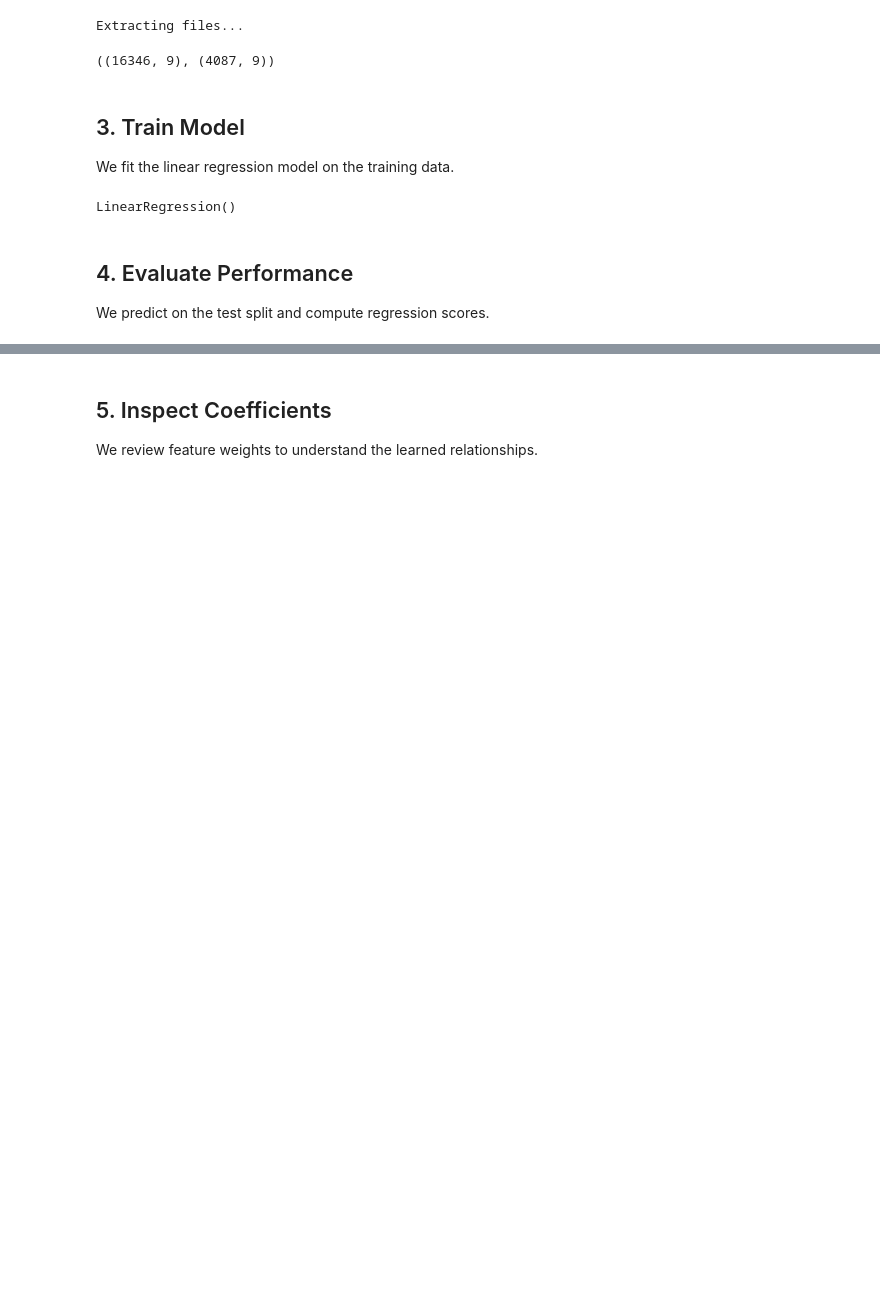
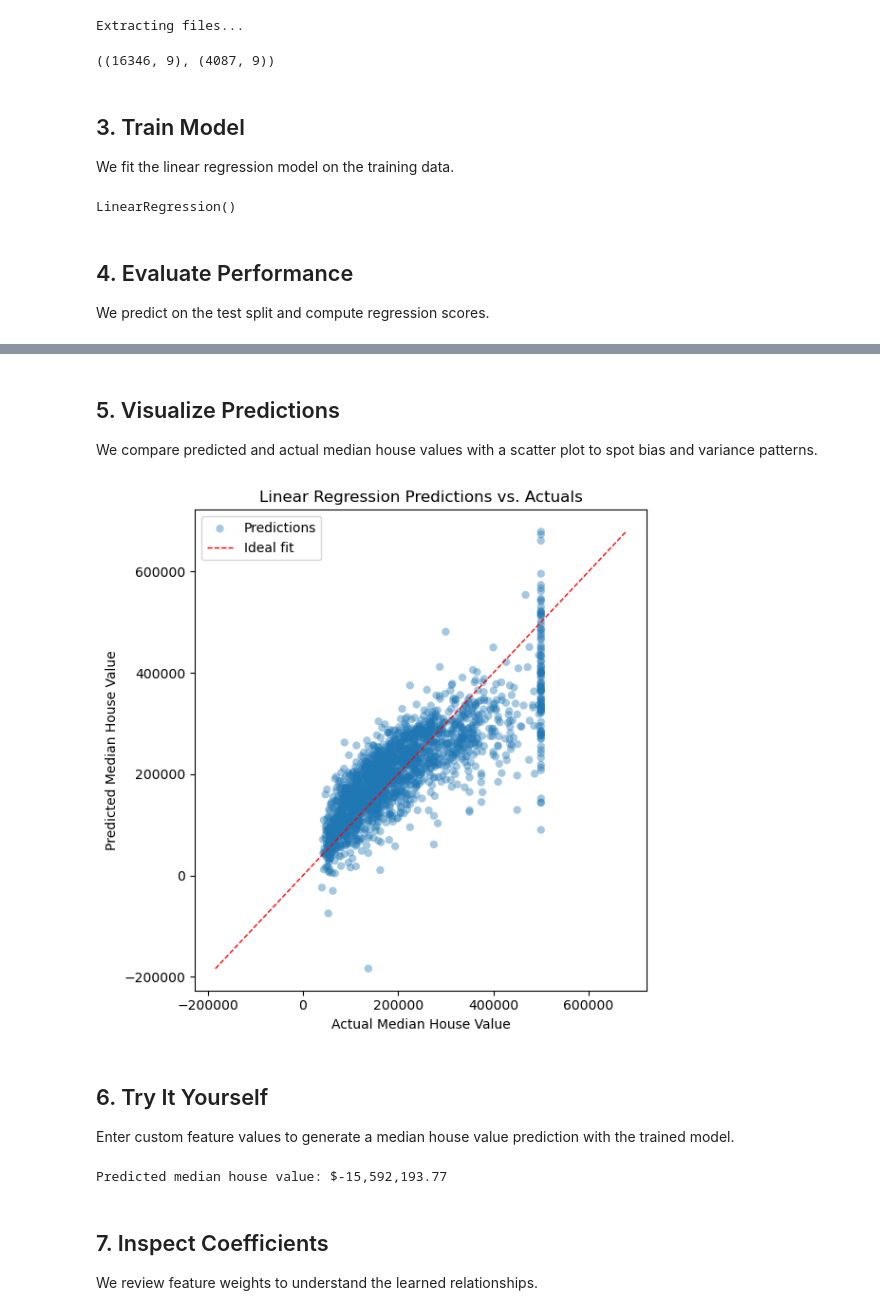
Before and after one commit to eemberda/ml_samples, a Jupyter notebook: 1 Linear Regression.ipynb, the cells around one changed output, grey strips where cells are left out. Cells and saved outputs as stored; diff of their text form; code cells hidden in the pictures; blank space fills up the shorter version.

Commit message:
added interactive cell to demonstrate the trained model

```diff
--- a/1 Linear Regression.ipynb
+++ b/1 Linear Regression.ipynb
@@ -22,8 +23,9 @@ from sklearn.model_selection import train_test_split
 path = kagglehub.dataset_download("camnugent/california-housing-prices")
 csv_path = next(Path(path).glob("**/*.csv"))
 housing = pd.read_csv(csv_path)
-housing = housing.dropna(subset=["total_bedrooms"])
-feature_cols = housing.columns.drop("median_house_value")
+selected_features = ["total_rooms", "total_bedrooms", "median_income"]
+housing = housing.dropna(subset=selected_features + ["median_house_value"])
+feature_cols = selected_features
 X = housing[feature_cols].values
 y = housing["median_house_value"].values
 X_train, X_test, y_train, y_test = train_test_split(X, y, test_size=0.2, random_state=42)
@@ -72,7 +49,7 @@ LinearRegression()
 We predict on the test split and compute regression scores.
 # %%
 # Evaluate predictions using mean squared error and R-squared
-y_pred = lr.predict(X_test_processed)
+y_pred = lr.predict(X_test)
 mse = mean_squared_error(y_test, y_pred)
 r2 = r2_score(y_test, y_pred)
 mse, r2
@@ -81,5 +58,53 @@ mse, r2
+# %% [markdown]
+## 5. Visualize Predictions
+We compare predicted and actual median house values with a scatter plot to spot bias and variance patterns.
+# %%
+# Plot predicted vs actual median house values
+rng = np.random.default_rng(42)
+sample_size = min(2000, y_test.shape[0])
+sample_idx = rng.choice(y_test.shape[0], size=sample_size, replace=False)
+actual = y_test[sample_idx]
+predicted = y_pred[sample_idx]
+
+plt.figure(figsize=(6, 6))
+plt.scatter(actual, predicted, alpha=0.4, edgecolor="none", label="Predictions")
+plot_min = min(actual.min(), predicted.min())
+plot_max = max(actual.max(), predicted.max())
+plt.plot([plot_min, plot_max], [plot_min, plot_max], color="red", linestyle="--", linewidth=1, label="Ideal fit")
+plt.xlabel("Actual Median House Value")
+plt.ylabel("Predicted Median House Value")
+plt.title("Linear Regression Predictions vs. Actuals")
+plt.legend()
+plt.tight_layout()
+plt.show()
+# %% [output]
+[figure, added]
+# %% [markdown]
+## 6. Try It Yourself
+Enter custom feature values to generate a median house value prediction with the trained model.
+# %%
+# Collect user-provided feature values and make a prediction
+def ask_float(prompt: str, default: float) -> float:
+    user_input = input(f"{prompt} [{default}]: ").strip()
+    if not user_input:
+        return default
+    try:
+        return float(user_input)
+    except ValueError:
+        print("Invalid number entered. Using default value.")
+        return default
+
+numeric_feature_names = feature_cols
+numeric_defaults = housing[numeric_feature_names].median().to_dict()
+
+user_numeric_values = [ask_float(name, numeric_defaults[name]) for name in numeric_feature_names]
+user_features = np.array(user_numeric_values, dtype=float).reshape(1, -1)
+predicted_value = lr.predict(user_features)[0]
+print(f"Predicted median house value: ${predicted_value:,.2f}")
+# %% [output]
+Predicted median house value: $-15,592,193.77
 # %% [markdown]
-## 5. Inspect Coefficients
+## 7. Inspect Coefficients
 We review feature weights to understand the learned relationships.
 # %%
 # Display learned coefficients and intercept
```
Also changed, not shown: parts of 7 cells of this notebook.
